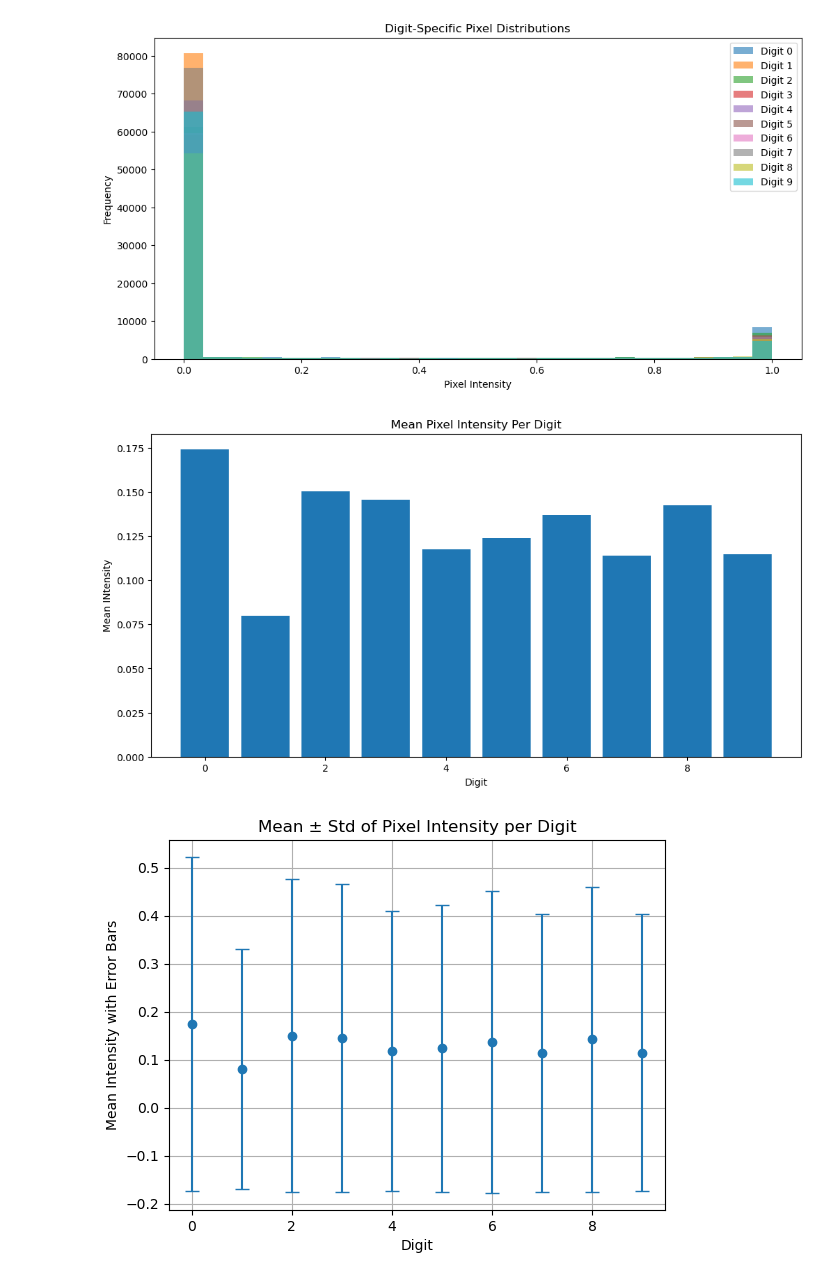
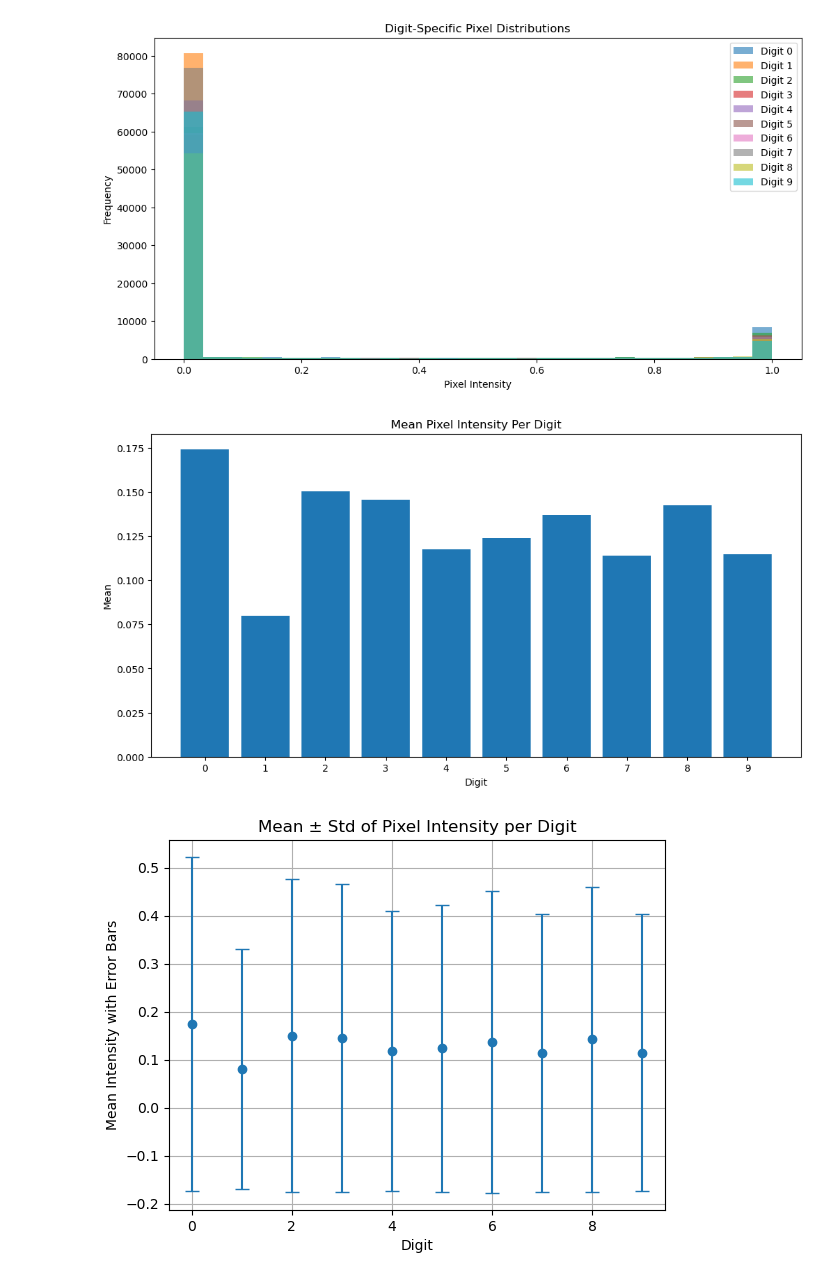
Before and after one commit to eriktholmes/interpreting_mnist, a Jupyter notebook: MLP/01_MLP_for_Interpretability_non_normalized.ipynb, the cells around one changed output. Cells and saved outputs as stored; diff of their text form; code cells hidden in the pictures.

```diff
--- a/MLP/01_MLP_for_Interpretability_non_normalized.ipynb
+++ b/MLP/01_MLP_for_Interpretability_non_normalized.ipynb
@@ -115,12 +163,13 @@ plt.show()
 # %%
 plt.figure(figsize=(12,6))
 plt.bar(range(10), means)
+plt.xticks([0,1,2,3,4,5,6,7,8,9])
 plt.title("Mean Pixel Intensity Per Digit")
 plt.xlabel("Digit")
-plt.ylabel("Mean INtensity")
+plt.ylabel("Mean")
 plt.show()
 # %% [output]
-[figure, old version]
+[figure, new version]
 # %%
 plt.errorbar(range(10), means, yerr=stds, fmt='o', capsize=5)
 plt.title("Mean ± Std of Pixel Intensity per Digit")
```
Also changed, not shown: parts of 25 cells of this notebook.
